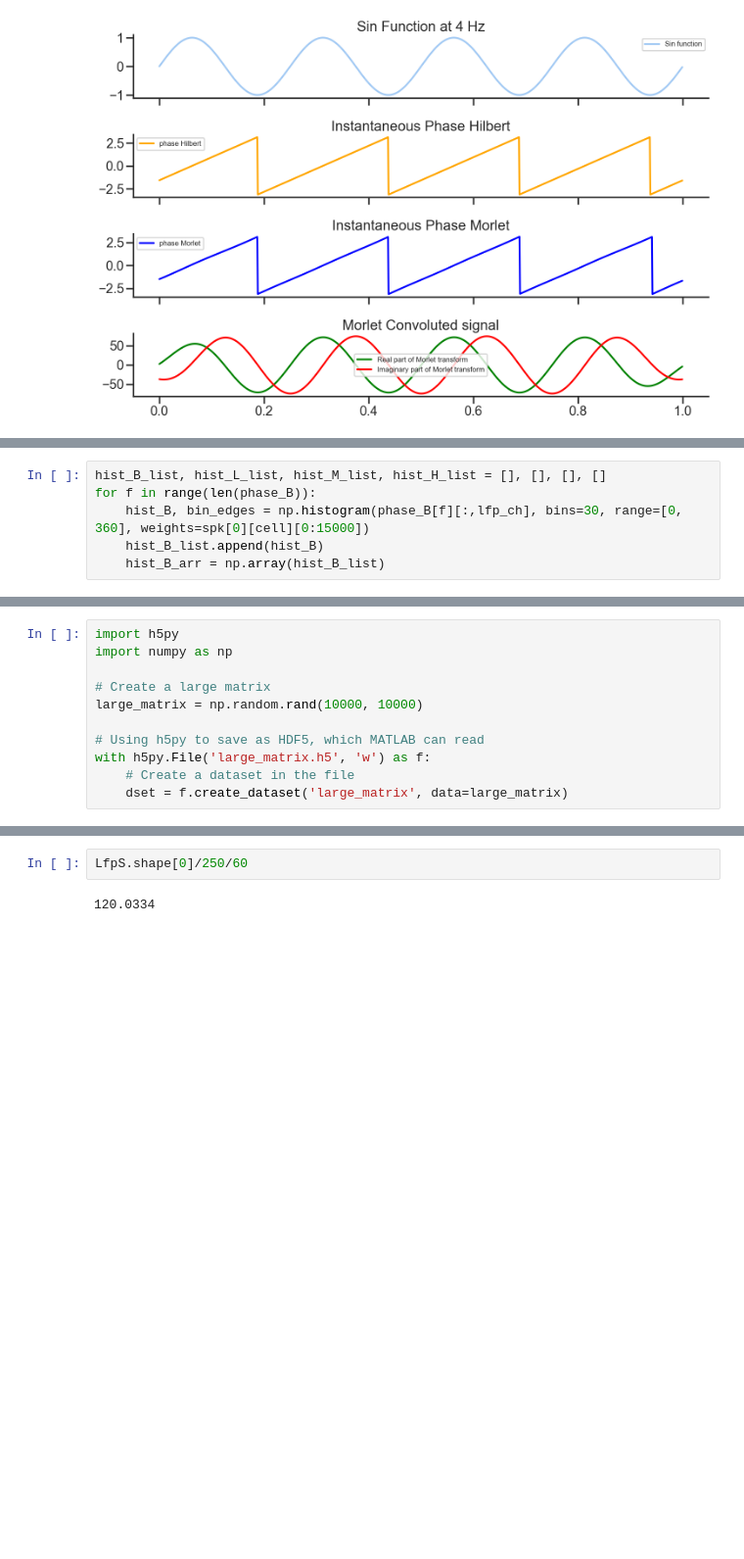
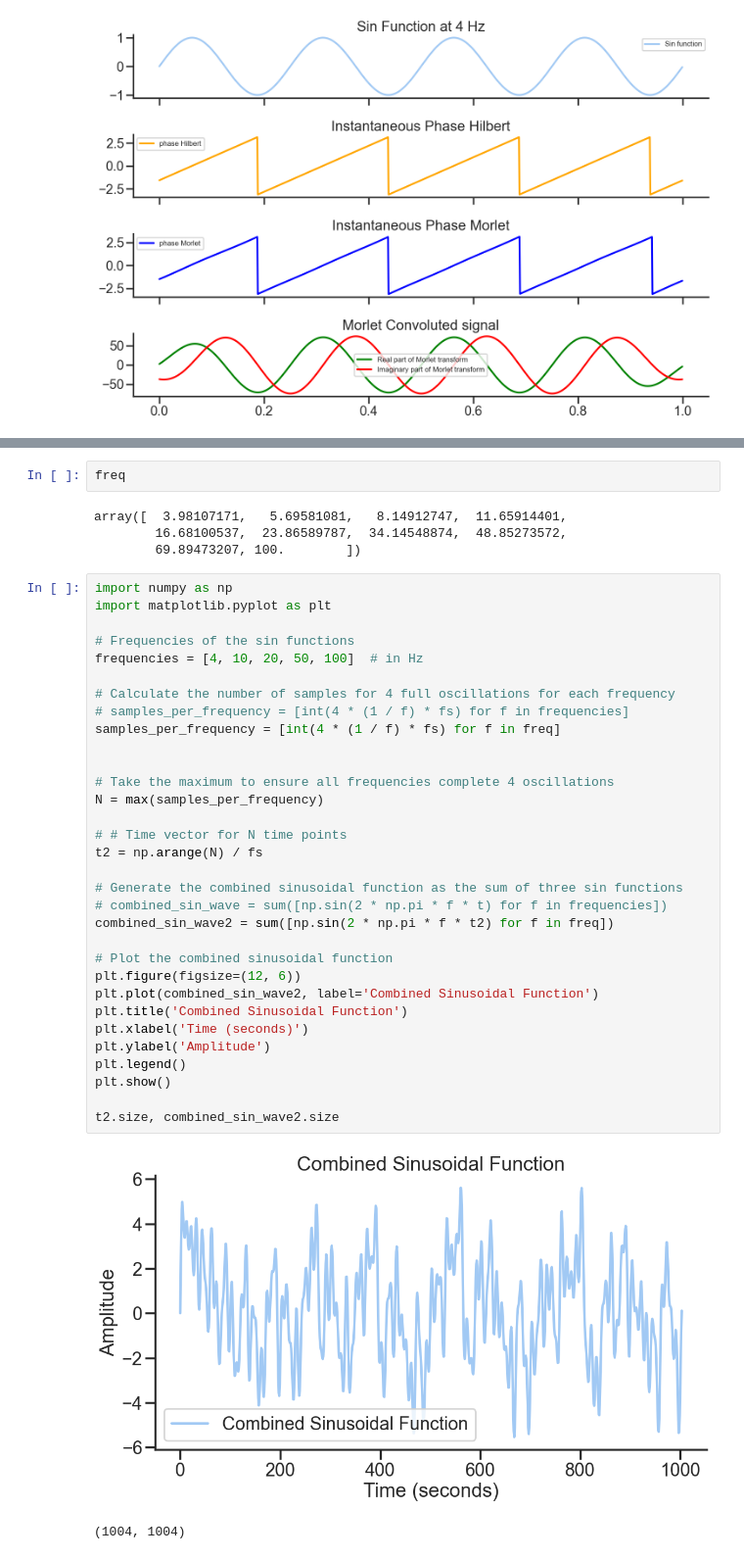
Before and after one commit to gdelfe/Ketamine_effects_on_the_brain, a Jupyter notebook: python/Phase_extraction_wavelets.ipynb, the cells around one changed output, grey strips where cells are left out. Shown at 98% size. Saved outputs shown, nothing was run; the diff lists cells and outputs as text; blank space fills up the shorter version.

```diff
--- a/python/Phase_extraction_wavelets.ipynb
+++ b/python/Phase_extraction_wavelets.ipynb
@@ -387,6 +159,0 @@ array([ 1,  4,  8, 12, 16, 52, 62, 72, 82, 92])
-# %%
-hist_B_list, hist_L_list, hist_M_list, hist_H_list = [], [], [], []
-for f in range(len(phase_B)):
-    hist_B, bin_edges = np.histogram(phase_B[f][:,lfp_ch], bins=30, range=[0, 360], weights=spk[0][cell][0:15000])
-    hist_B_list.append(hist_B)
-    hist_B_arr = np.array(hist_B_list)
@@ -397,11 +159,0 @@ pwd
-# %%
-import h5py
-import numpy as np
-
-# Create a large matrix
-large_matrix = np.random.rand(10000, 10000)
-
-# Using h5py to save as HDF5, which MATLAB can read
-with h5py.File('large_matrix.h5', 'w') as f:
-    # Create a dataset in the file
-    dset = f.create_dataset('large_matrix', data=large_matrix)
@@ -860,4 +160,41 @@ for icell in range(0,10): #len(rate_maps_temp_b)):
-# %%
-LfpS.shape[0]/250/60
-# %% [output]
-120.0334
+# %%
+freq
+# %% [output]
+array([  3.98107171,   5.69581081,   8.14912747,  11.65914401,
+        16.68100537,  23.86589787,  34.14548874,  48.85273572,
+        69.89473207, 100.        ])
+# %%
+import numpy as np
+import matplotlib.pyplot as plt
+
+# Frequencies of the sin functions
+frequencies = [4, 10, 20, 50, 100]  # in Hz
+
+# Calculate the number of samples for 4 full oscillations for each frequency
+# samples_per_frequency = [int(4 * (1 / f) * fs) for f in frequencies]
+samples_per_frequency = [int(4 * (1 / f) * fs) for f in freq]
+
+
+# Take the maximum to ensure all frequencies complete 4 oscillations
+N = max(samples_per_frequency)
+
+# # Time vector for N time points
+t2 = np.arange(N) / fs
+
+# Generate the combined sinusoidal function as the sum of three sin functions
+# combined_sin_wave = sum([np.sin(2 * np.pi * f * t) for f in frequencies])
+combined_sin_wave2 = sum([np.sin(2 * np.pi * f * t2) for f in freq])
+
+# Plot the combined sinusoidal function
+plt.figure(figsize=(12, 6))
+plt.plot(combined_sin_wave2, label='Combined Sinusoidal Function')
+plt.title('Combined Sinusoidal Function')
+plt.xlabel('Time (seconds)')
+plt.ylabel('Amplitude')
+plt.legend()
+plt.show()
+
+t2.size, combined_sin_wave2.size
+# %% [output]
+[figure, added]
+(1004, 1004)
```
Also changed, not shown: parts of 53 cells of this notebook.
